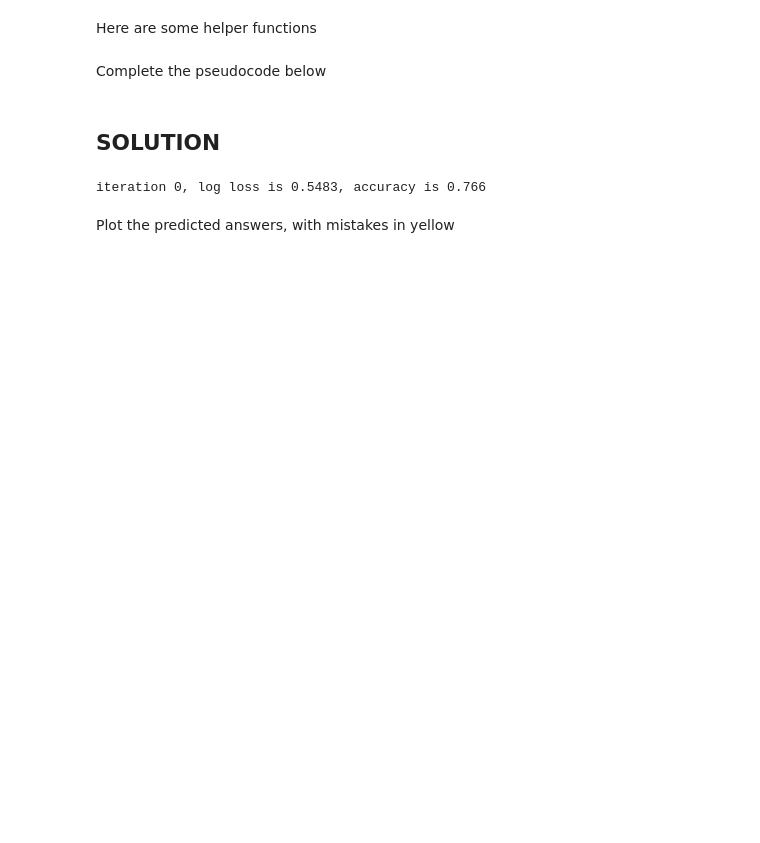
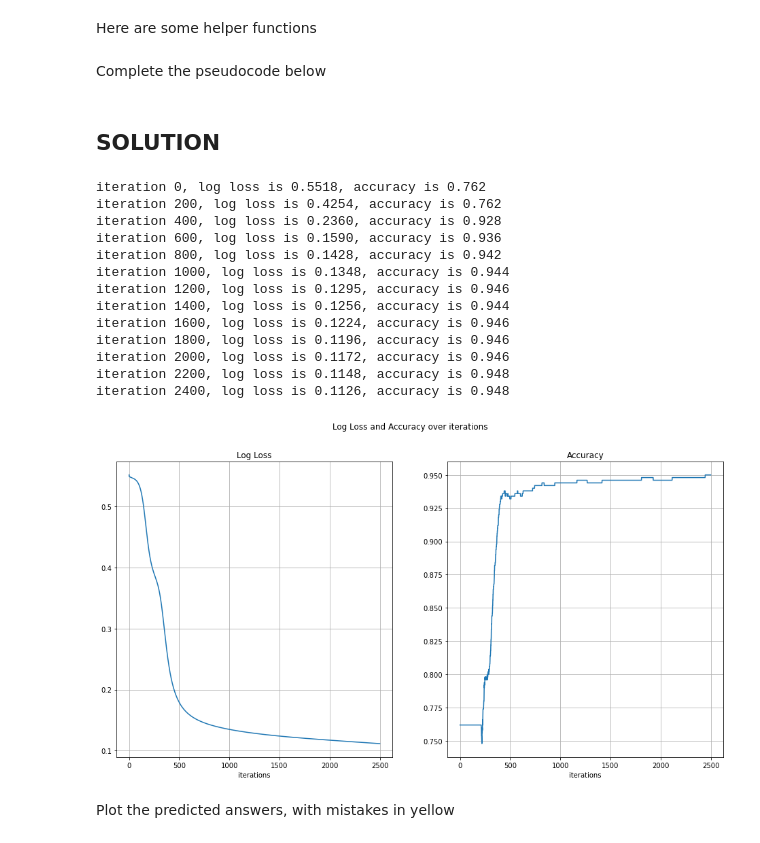
Before and after one commit to ryanRATM/cnt6150, a Jupyter notebook: hw3/03_Backprop_Exercise_Question_Centered_Square.ipynb, the cells around one changed output. Saved outputs shown, nothing was run; the diff lists cells and outputs as text; code cells hidden in the pictures; blank space fills up the shorter version.

```diff
--- a/hw3/03_Backprop_Exercise_Question_Centered_Square.ipynb
+++ b/hw3/03_Backprop_Exercise_Question_Centered_Square.ipynb
@@ -137,37 +137,50 @@ np.random.seed(1241)
 
 
 
 W_1 = np.random.uniform(-1, 1, size=(3,4))
 W_2 = np.random.uniform(-1, 1, size=(4))
-num_iter = 5000
-learning_rate = .001
+num_iter = 2500
+learning_rate = .005
 x_mat = x_mat_full
 
 
 
 
 
 loss_vals, accuracies = [], []
 
 for i in range(num_iter):
     # forward pass
     y_pred, (J_W_1_grad, J_W_2_grad) = forward_pass(W_1, W_2)
 
     # update weights
     W_1 = W_1 - learning_rate * J_W_1_grad
     W_2 = W_2 - learning_rate * J_W_2_grad
 
     curr_loss = loss_fn(y, y_pred)
     loss_vals.append(curr_loss)
     acc = np.sum((.5 <= y_pred) == y) / num_obs
     accuracies.append(acc)
 
-    if((i / 200) == 0):
+    if((i % 200) == 0):
         print('iteration {}, log loss is {:.4f}, accuracy is {}'.format(i, curr_loss, acc))
 
 plot_loss_accuracy(loss_vals, accuracies)
 # %% [output]
-iteration 0, log loss is 0.5483, accuracy is 0.766
+iteration 0, log loss is 0.5518, accuracy is 0.762
+iteration 200, log loss is 0.4254, accuracy is 0.762
+iteration 400, log loss is 0.2360, accuracy is 0.928
+iteration 600, log loss is 0.1590, accuracy is 0.936
+iteration 800, log loss is 0.1428, accuracy is 0.942
+iteration 1000, log loss is 0.1348, accuracy is 0.944
+iteration 1200, log loss is 0.1295, accuracy is 0.946
+iteration 1400, log loss is 0.1256, accuracy is 0.944
+iteration 1600, log loss is 0.1224, accuracy is 0.946
+iteration 1800, log loss is 0.1196, accuracy is 0.946
+iteration 2000, log loss is 0.1172, accuracy is 0.946
+iteration 2200, log loss is 0.1148, accuracy is 0.948
+iteration 2400, log loss is 0.1126, accuracy is 0.948
+[figure, added]
 # %% [markdown]
 Plot the predicted answers, with mistakes in yellow
 # %%
```
Also changed, not shown: parts of 23 cells of this notebook, 5 other files.
